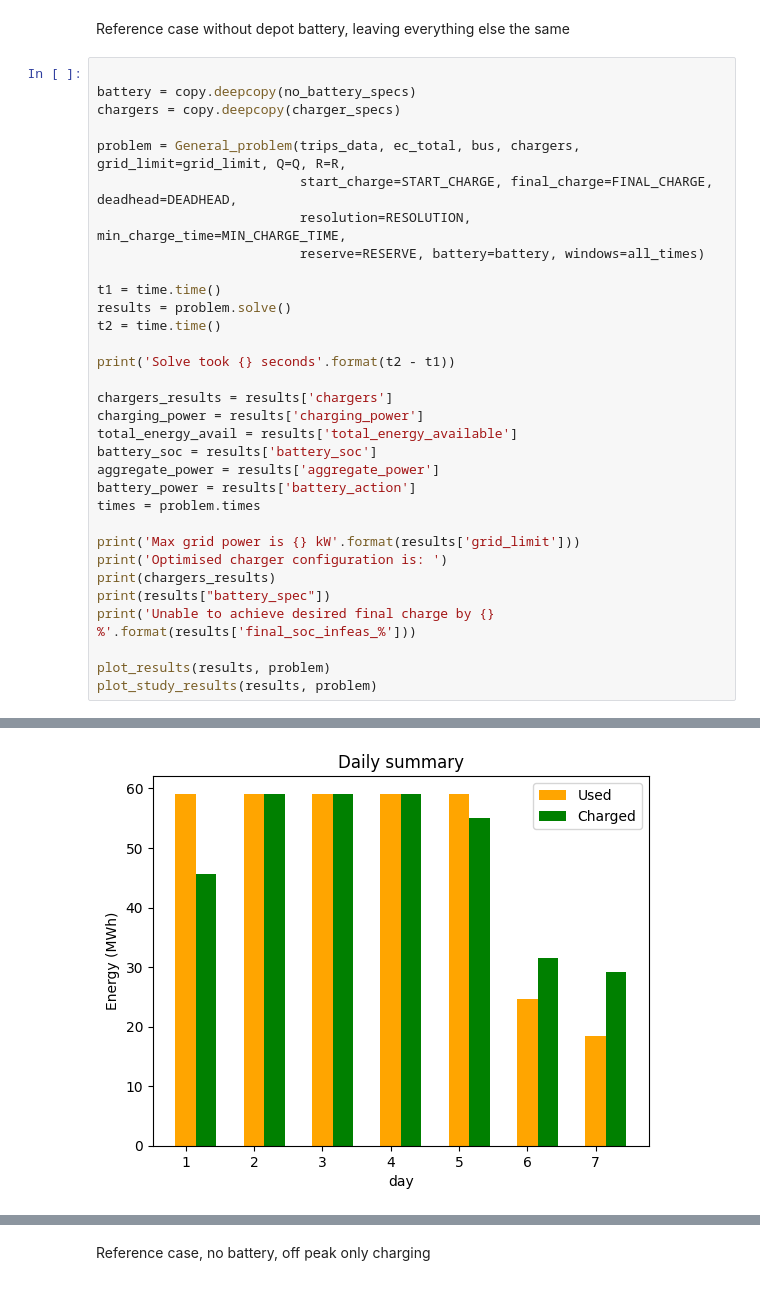
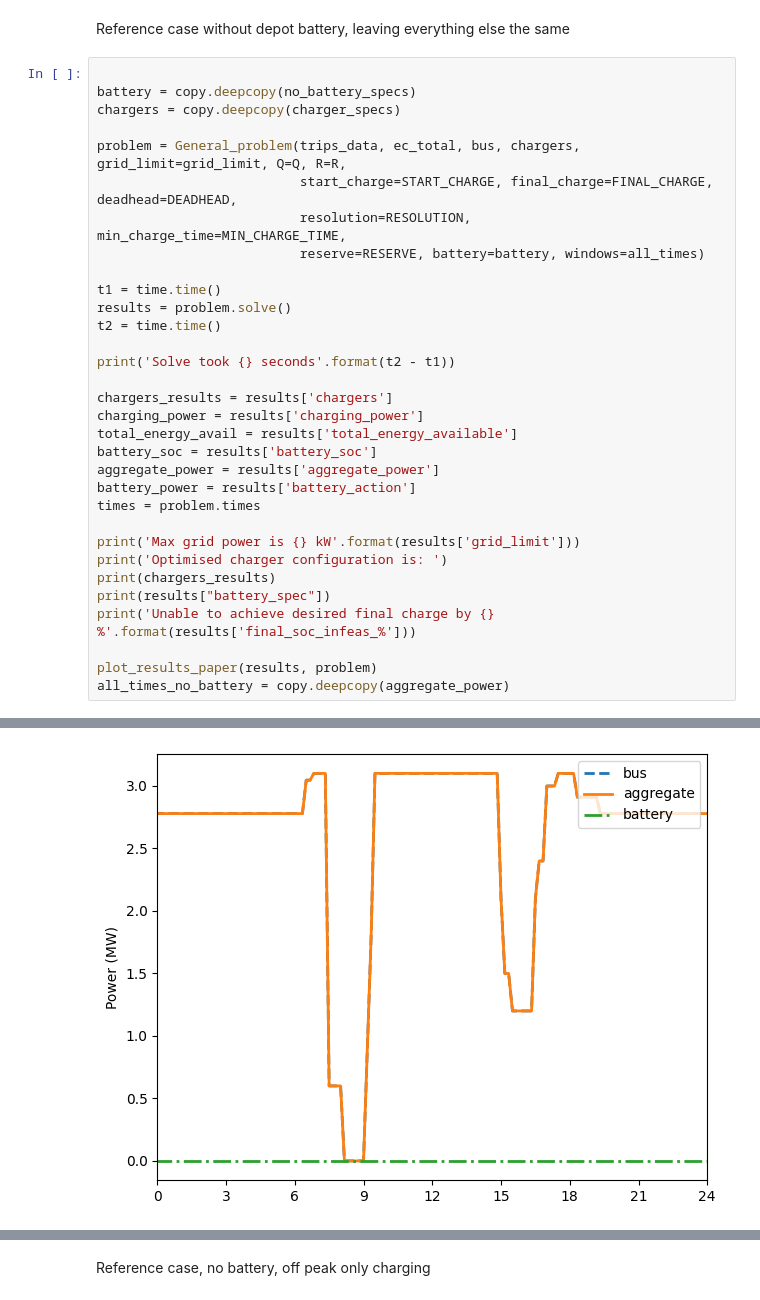
Before and after one commit to bsgip/RouteZero, a Jupyter notebook: scripts/npj_paper-Belconnen.ipynb, the cells around one changed output, grey strips where cells are left out. Drawn from its saved outputs; the diff is of its cells as text.

```diff
--- a/scripts/npj_paper-Belconnen.ipynb
+++ b/scripts/npj_paper-Belconnen.ipynb
@@ -343,6 +455,6 @@ print(chargers_results)
 print(results["battery_spec"])
 print('Unable to achieve desired final charge by {} %'.format(results['final_soc_infeas_%']))
 
-plot_results(results, problem)
-plot_study_results(results, problem)
+plot_results_paper(results, problem)
+all_times_no_battery = copy.deepcopy(aggregate_power)
 # %% [output]
@@ -356 +468 @@ Unable to achieve desired final charge by 0.0 %
-[figure, old version]
+[figure, new version]
```
Also changed, not shown: parts of 25 cells of this notebook, 21 other files.
